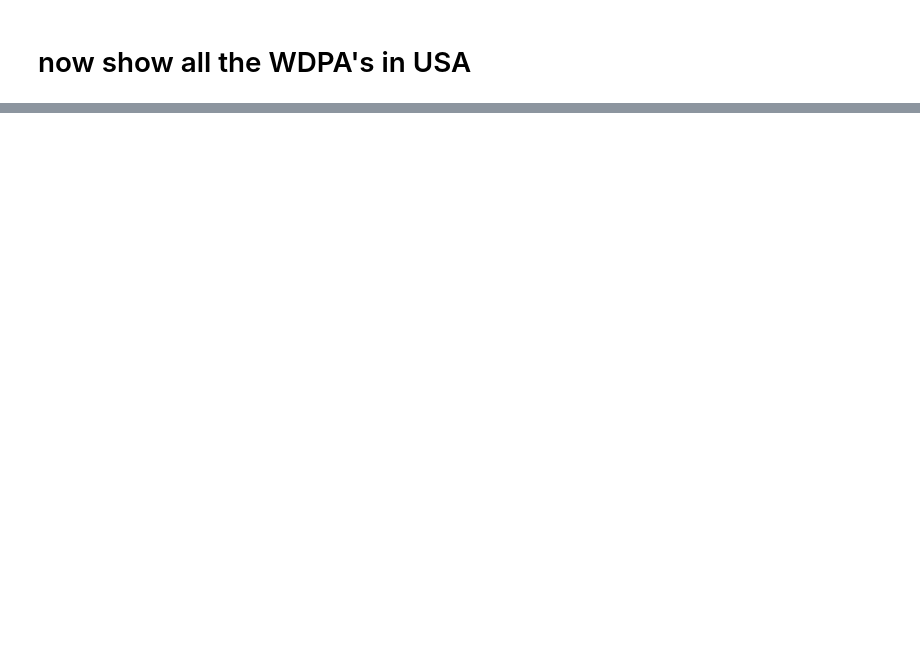
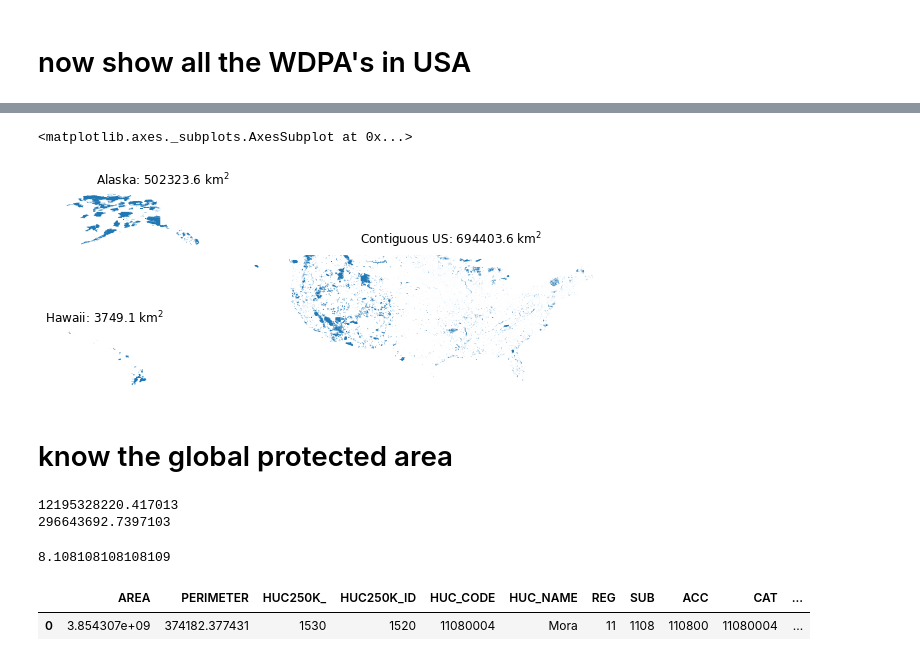
Before and after one commit to csp-inc/ikhnart, a Jupyter notebook: Mapping.ipynb, the cells around one changed output, grey strips where cells are left out. Drawn from its saved outputs; the diff is of its cells as text; code cells hidden in the pictures; blank space fills up the shorter version.

```diff
--- a/Mapping.ipynb
+++ b/Mapping.ipynb
@@ -133,4 +140,23 @@ usa = gpd.read_file(us_file).to_crs(epsg=4326)
 subset = wdpa[(wdpa.MARINE=='0') & (wdpa.PARENT_ISO=='USA')]
 # removing the Marine areas
 subset.to_file('data/json/wdpa_usa.json', driver='GeoJSON')
+# %%
+wdpa_cont_us = subset[(subset.SUB_LOC != 'Not Reported') & \
+                 (subset.SUB_LOC != 'US-AK') & \
+                 (subset.SUB_LOC != 'US-HI')]
+x = [row for index,row in wdpa_cont_us.iterrows() if 'US-N/A' not in row.SUB_LOC]
+wdpa_cont_us = gpd.GeoDataFrame(x)
+wdpa_cont_us.to_file('data/json/wdpa_contiguous_usa.json', driver='GeoJSON')
+
+wdpa_hi = subset[(subset.SUB_LOC != 'Not Reported') & \
+                 (subset.SUB_LOC == 'US-HI')]
+x = [row for index,row in wdpa_hi.iterrows() if 'US-N/A' not in row.SUB_LOC]
+wdpa_hi = gpd.GeoDataFrame(x)
+wdpa_hi.to_file('data/json/wdpa_usa_hi.json', driver='GeoJSON')
+
+wdpa_ak = subset[(subset.SUB_LOC != 'Not Reported') & \
+                 (subset.SUB_LOC == 'US-AK')]
+x = [row for index,row in wdpa_ak.iterrows() if 'US-N/A' not in row.SUB_LOC]
+wdpa_ak = gpd.GeoDataFrame(x)
+wdpa_ak.to_file('data/json/wdpa_usa_ak.json', driver='GeoJSON')
 # %%
@@ -146,0 +168,37 @@ cont_us.to_file('data/json/wdpa_contiguous_usa.json', driver='GeoJSON')
+# %%
+import matplotlib.gridspec as gridspec
+f = plt.figure(constrained_layout=False,figsize=(10,6))
+gs = gridspec.GridSpec(nrows=4, ncols=5, figure=f)
+ax0 = f.add_subplot(gs[0:2,0:2])
+ax1 = f.add_subplot(gs[2,0])
+ax2 = f.add_subplot(gs[0:,2:])
+
+ax2.set_xlim(-125,-63)
+ax2.set_ylim(25,50)
+
+ax0.axis('off')
+ax1.axis('off')
+ax2.axis('off')
+
+ax0.set_title('Alaska: %0.1f km$^2$'%wdpa_ak.REP_AREA.sum())
+ax1.set_title('Hawaii: %0.1f km$^2$'%wdpa_hi.REP_AREA.sum())
+ax2.set_title('Contiguous US: %0.1f km$^2$'%wdpa_cont_us.REP_AREA.sum())
+
+wdpa_ak.plot(ax=ax0)
+wdpa_hi.plot(ax=ax1)
+wdpa_cont_us.plot(ax=ax2)
+# %% [output]
+<matplotlib.axes._subplots.AxesSubplot at 0x...>
+[figure, added]
+# %% [markdown]
+# know the global protected area
+# %%
+print(wdpa.REP_AREA.sum()*247.105)
+print((wdpa_ak.REP_AREA.sum()+wdpa_hi.REP_AREA.sum()+wdpa_cont_us.REP_AREA.sum())*247.105)
+# %% [output]
+12195328220.417013
+296643692.7397103
+# %%
+2400/296
+# %% [output]
+8.108108108108109
@@ -146,0 +208,5 @@ cont_us.to_file('data/json/wdpa_contiguous_usa.json', driver='GeoJSON')
+# %%
+mora
+# %% [output]
+|  | AREA | PERIMETER | HUC250K_ | HUC250K_ID | HUC_CODE | HUC_NAME | REG | SUB | ACC | CAT | ... |
+| 0 | 3.854307e+09 | 374182.377431 | 1530 | 1520 | 11080004 | Mora | 11 | 1108 | 110800 | 11080004 | ... |
```
Also changed, not shown: parts of 10 cells of this notebook, 3 other files.
